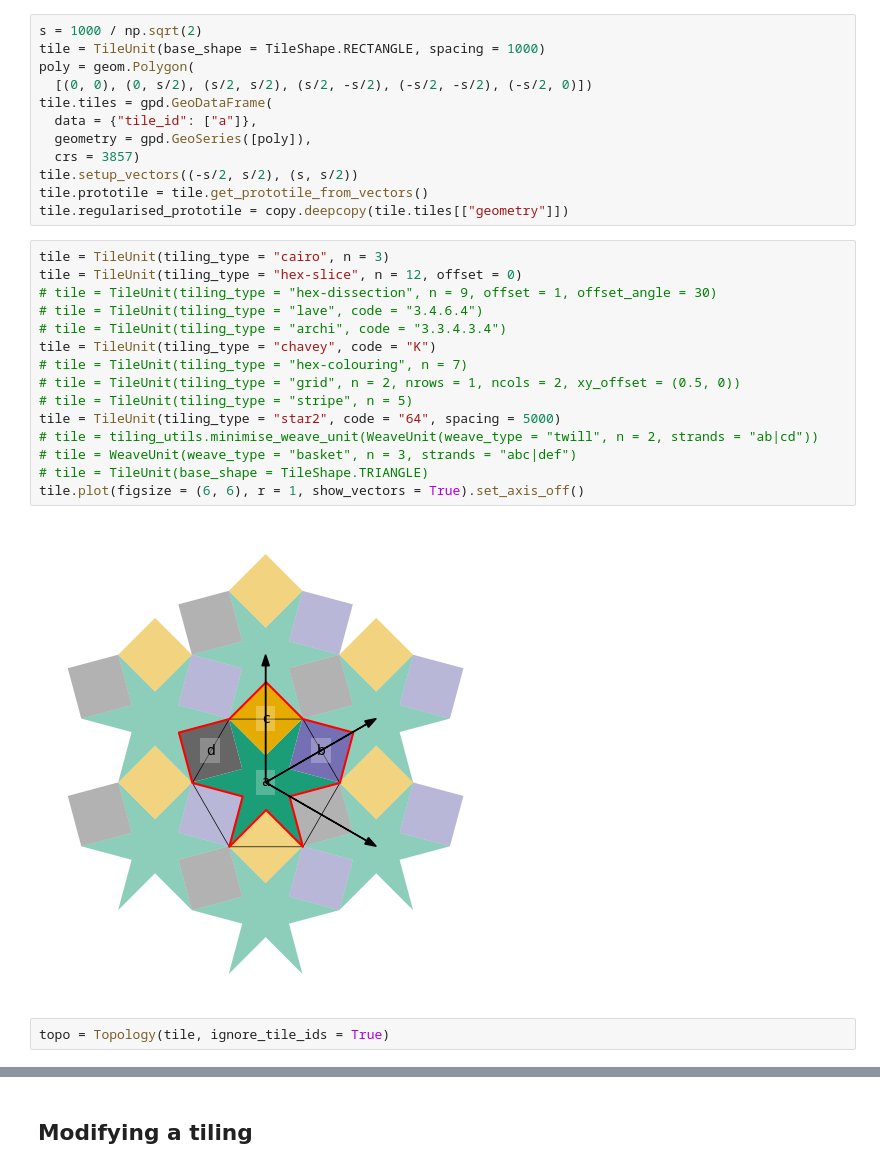
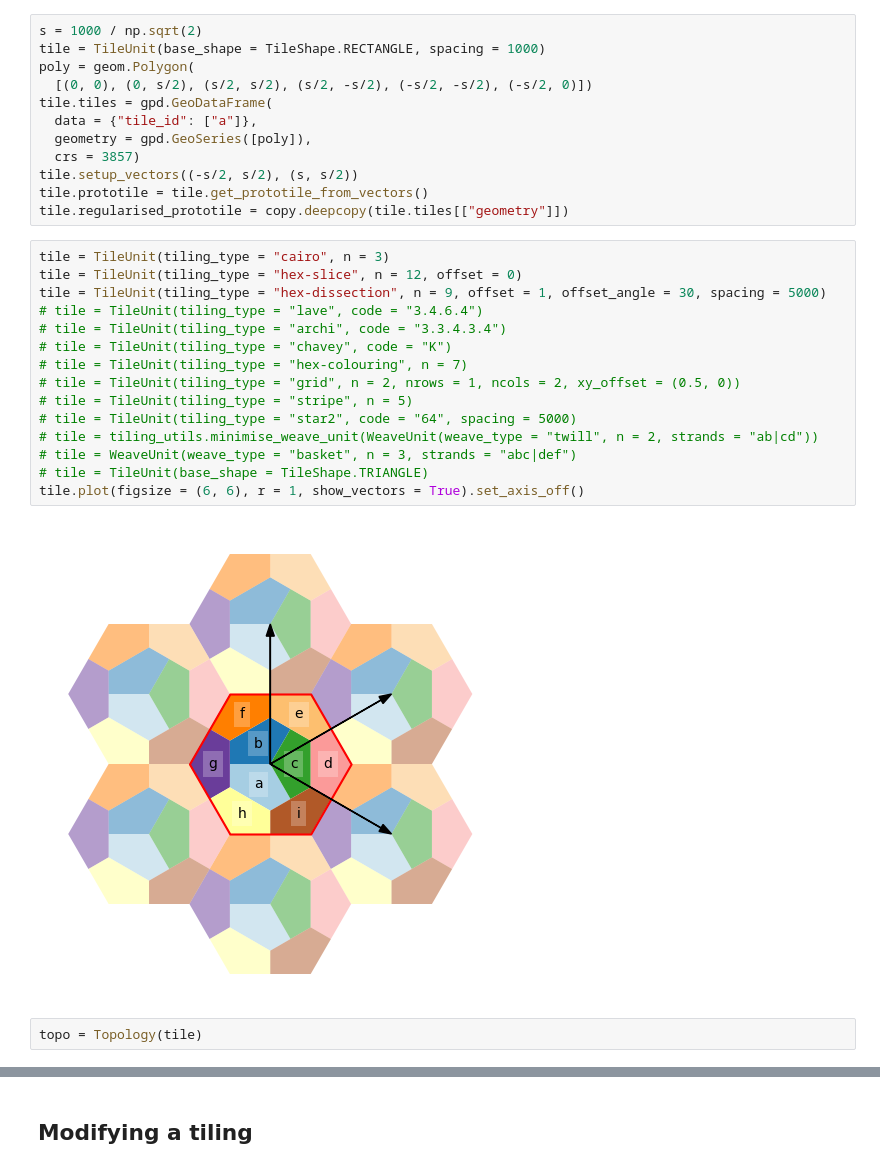
Before and after one commit to DOSull/weavingspace, a Jupyter notebook: examples/topology-new-working.ipynb, the cells around one changed output, grey strips where cells are left out. Saved outputs shown, nothing was run; the diff lists cells and outputs as text.

```diff
--- a/examples/topology-new-working.ipynb
+++ b/examples/topology-new-working.ipynb
@@ -32,22 +32,22 @@ tile.regularised_prototile = copy.deepcopy(tile.tiles[["geometry"]])
 # %%
 tile = TileUnit(tiling_type = "cairo", n = 3)
 tile = TileUnit(tiling_type = "hex-slice", n = 12, offset = 0)
-# tile = TileUnit(tiling_type = "hex-dissection", n = 9, offset = 1, offset_angle = 30)
+tile = TileUnit(tiling_type = "hex-dissection", n = 9, offset = 1, offset_angle = 30, spacing = 5000)
 # tile = TileUnit(tiling_type = "lave", code = "3.4.6.4")
 # tile = TileUnit(tiling_type = "archi", code = "3.3.4.3.4")
-tile = TileUnit(tiling_type = "chavey", code = "K")
+# tile = TileUnit(tiling_type = "chavey", code = "K")
 # tile = TileUnit(tiling_type = "hex-colouring", n = 7)
 # tile = TileUnit(tiling_type = "grid", n = 2, nrows = 1, ncols = 2, xy_offset = (0.5, 0))
 # tile = TileUnit(tiling_type = "stripe", n = 5)
-tile = TileUnit(tiling_type = "star2", code = "64", spacing = 5000)
+# tile = TileUnit(tiling_type = "star2", code = "64", spacing = 5000)
 # tile = tiling_utils.minimise_weave_unit(WeaveUnit(weave_type = "twill", n = 2, strands = "ab|cd"))
 # tile = WeaveUnit(weave_type = "basket", n = 3, strands = "abc|def")
 # tile = TileUnit(base_shape = TileShape.TRIANGLE)
 tile.plot(figsize = (6, 6), r = 1, show_vectors = True).set_axis_off()
 # %% [output]
-[figure, old version]
+[figure, new version]
 # %%
-topo = Topology(tile, ignore_tile_ids = True)
+topo = Topology(tile)
 # %%
 ax = topology_plot.plot(
   topo,
```
Also changed, not shown: parts of 5 cells of this notebook, 2 other files.
